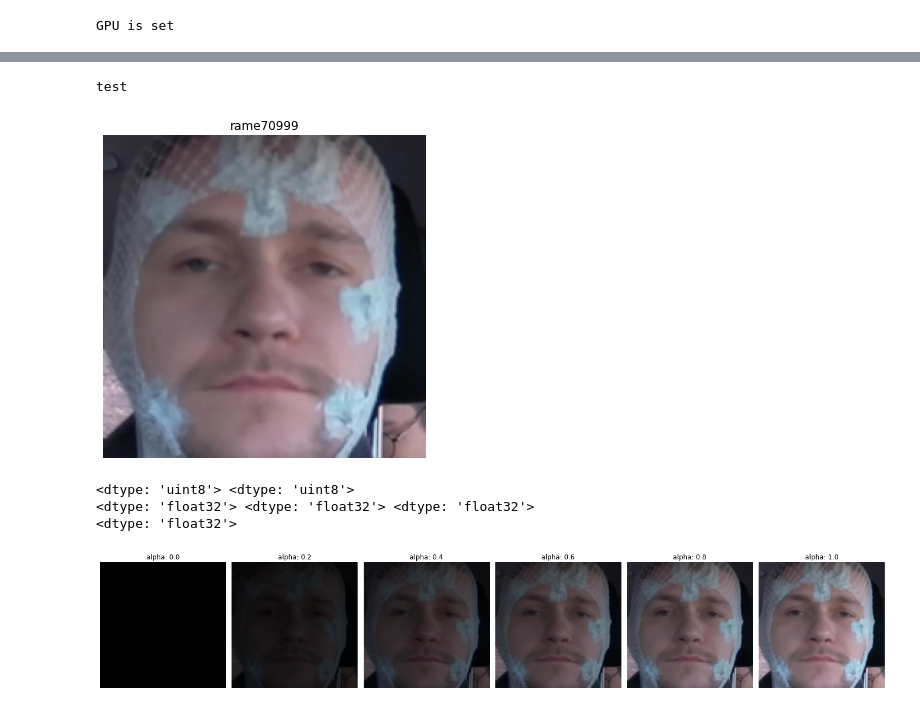
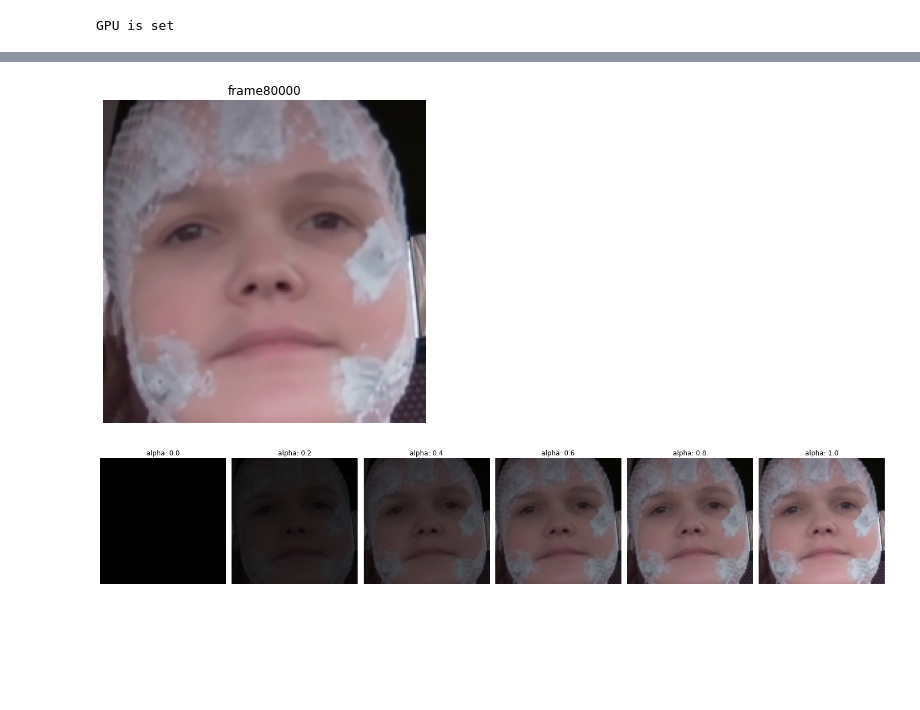
Before and after one commit to fruste/driver-drowsiness, a Jupyter notebook: code/igg_vggface.ipynb, the cells around one changed output, grey strips where cells are left out. Drawn from its saved outputs; the diff is of its cells as text; code cells hidden in the pictures; blank space fills up the shorter version.

```diff
--- a/code/igg_vggface.ipynb
+++ b/code/igg_vggface.ipynb
@@ -90,13 +97,13 @@ cascade_path = '../models/haarcascade_frontalface_default.xml'
 haar_cascade = cv2.CascadeClassifier(cascade_path)
 face_detector = 'haar'
 
-frame_start = 0
-frame_end = 46000
+frame_start = 80000
+frame_end = 80010
 frames = range(frame_start, frame_end + 1)
 
 scale_factor = 1.04
 
-folder_path = '../frames/P11410/normal/frame'
+folder_path = '../frames/P11401/sleepy/frame'
 # %%
 import gc
 gc.collect()
@@ -131,19 +138,15 @@ device.reset()
-# %%
-print('test')
-# %% [output]
-test
 # %%
-frame = 70999
+frame = 80000
 path = folder_path + str(frame) + '.jpg'
 face = get_face(path, face_detector, model, scale_factor)
 
 plt.figure(figsize=(5, 5))
 ax = plt.subplot(1, 1, 1)
 ax.imshow(face)
-ax.set_title(path[-13:-4])
+ax.set_title(path[-14:-4])
 ax.axis('off')
 plt.tight_layout()
 plt.show()
 # %% [output]
-[figure, old version]
+[figure, new version]
 # %%
@@ -153,6 +154,4 @@ baseline = tf.zeros(shape=(224,224,3), dtype=tf.uint8)
 # %%
-gc.collect()
-
 m_steps=50
 alphas = tf.linspace(start=0.0, stop=1.0, num=m_steps+1)
 
@@ -160,22 +159,15 @@ def interpolate_images(baseline, image, alphas):
     alphas_x = alphas[:, tf.newaxis, tf.newaxis, tf.newaxis]
     baseline_x = tf.expand_dims(baseline, axis=0)
     input_x = tf.expand_dims(image, axis=0)
-    print(input_x.dtype, baseline_x.dtype)
     delta = input_x - baseline_x
     delta = tf.cast(delta, tf.float32)
     baseline_x = tf.cast(baseline_x, tf.float32)
-    print(baseline_x.dtype, delta.dtype, alphas_x.dtype)
     images = baseline_x +  alphas_x * delta
-    print(images.dtype)
     return images
 
 gc.collect()
 interpolated_images = interpolate_images(baseline=baseline, image=face, alphas=alphas)
 interpolated_images_int = tf.cast(interpolated_images, tf.uint8)
-# %% [output]
-<dtype: 'uint8'> <dtype: 'uint8'>
-<dtype: 'float32'> <dtype: 'float32'> <dtype: 'float32'>
-<dtype: 'float32'>
 # %%
 gc.collect()
 
@@ -189,7 +181,7 @@ for alpha, image in zip(alphas[0::10], interpolated_images_int[0::10]):
     plt.axis('off')
     plt.tight_layout();
 # %% [output]
-[figure, old version]
+[figure, new version]
 # %%
 def top_k_predictions(img, k=3):
     image = tf.expand_dims(img, 0)
```
Also changed, not shown: parts of 11 cells of this notebook, 11 other files.
